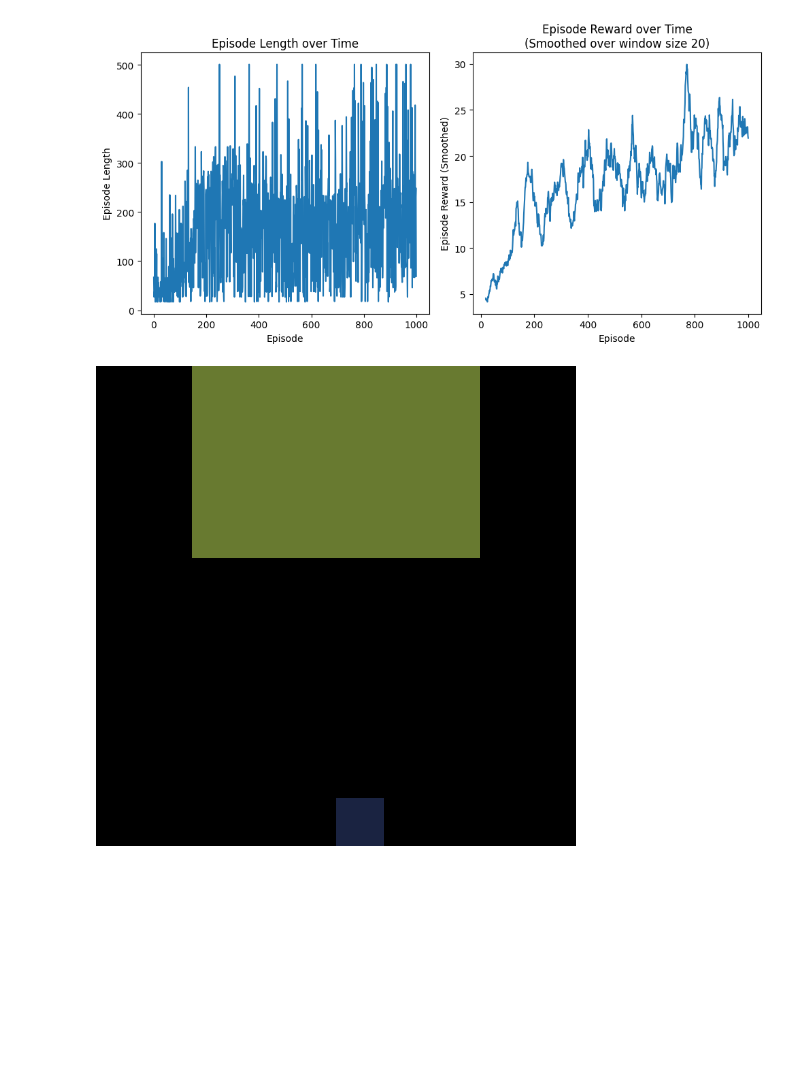
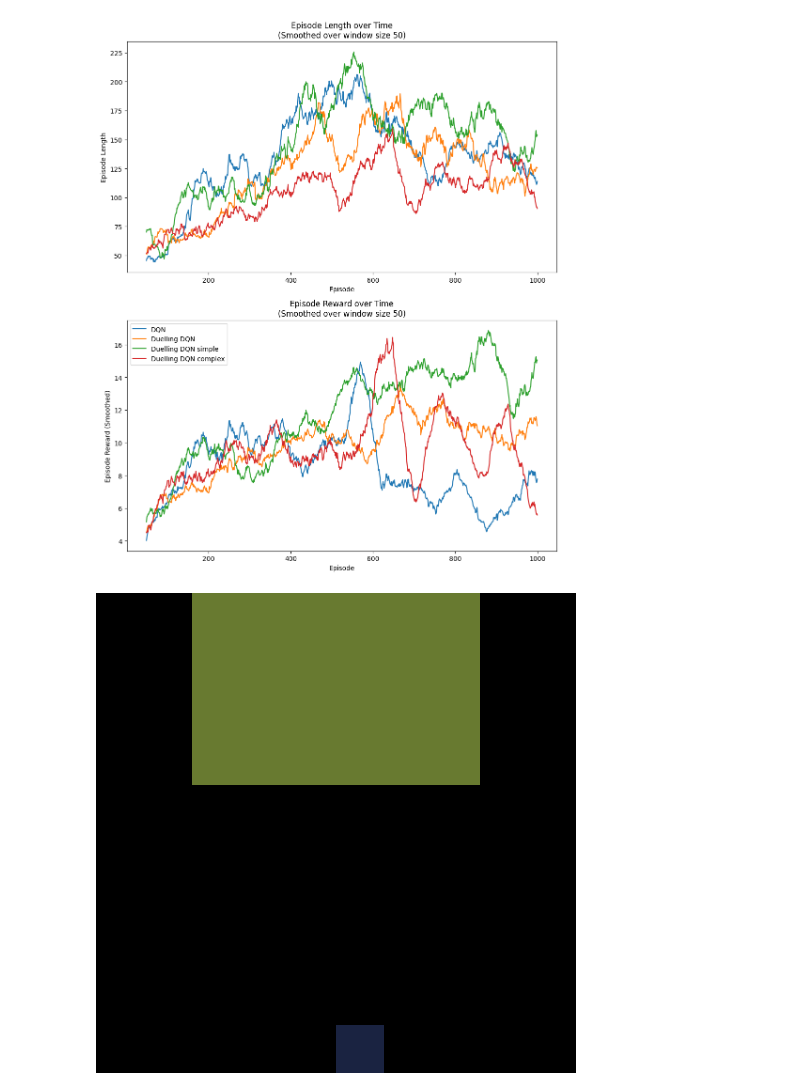
Before and after one commit to gulidamarta/snake_extending_dqn, a Jupyter notebook: duelling_dqn.ipynb, the cells around one changed output. Cells and saved outputs as stored; diff of their text form; code cells hidden in the pictures; blank space fills up the shorter version.

Commit message:
duelling tests

```diff
--- a/duelling_dqn.ipynb
+++ b/duelling_dqn.ipynb
@@ -96,17 +157,6 @@ def make_epsilon_greedy_policy(Q: nn.Module, num_actions: int):
     return policy_fn
 # %%
 def linear_epsilon_decay(eps_start: float, eps_end: float, current_timestep: int, duration: int) -> float:
-    """
-    Linear decay of epsilon.
-
-    :param eps_start: The initial epsilon value.
-    :param eps_end: The final epsilon value.
-    :param current_timestep: The current timestep.
-    :param duration: The duration of the schedule (in timesteps). So when schedule_duration == current_timestep, eps_end should be reached
-
-    :returns: The current epsilon.
-    """
-
     # TODO: your code
     ratio = min(1.0, current_timestep / duration)
     return (eps_start - eps_end) * (1 - ratio) + eps_end
@@ -194,4 +202,13 @@ def update_dqn(
     loss.backward()
     optimizer.step()
+# %%
+def polyak_update(
+    params: Iterable[torch.Tensor],
+    target_params: Iterable[torch.Tensor],
+    tau: float,
+) -> None:
+    for param, target_param in zip(params, target_params):
+        target_param.data.mul_(1 - tau)
+        target_param.data.add_(param.data * tau)
 # %%
 EpisodeStats = namedtuple("Stats", ["episode_lengths", "episode_rewards"])
@@ -368,24 +637,38 @@ Episode 1000 of 1000  Time Step: 167139  Epsilon: 0.050
 # %%
-smoothing_window=20
-fig, axes = plt.subplots(1, 2, figsize=(10, 5), tight_layout=True)
+smoothing_window=50
+fig, axes = plt.subplots(2, 1, figsize=(10, 12), tight_layout=True)
 
 # Plot the episode length over time
 ax = axes[0]
-ax.plot(stats.episode_lengths)
+lengths_smoothed_dqn = pd.Series(stats_dqn.episode_lengths).rolling(smoothing_window, min_periods=smoothing_window).mean()
+lengths_smoothed_duelling_dqn = pd.Series(stats_duelling_dqn.episode_lengths).rolling(smoothing_window, min_periods=smoothing_window).mean()
+lengths_smoothed_duelling_simple = pd.Series(stats_duelling_dqn_simple.episode_lengths).rolling(smoothing_window, min_periods=smoothing_window).mean()
+lengths_smoothed_duelling_complex = pd.Series(stats_duelling_dqn_complex.episode_lengths).rolling(smoothing_window, min_periods=smoothing_window).mean()
+ax.plot(lengths_smoothed_dqn)
+ax.plot(lengths_smoothed_duelling_dqn)
+ax.plot(lengths_smoothed_duelling_simple)
+ax.plot(lengths_smoothed_duelling_complex)
 ax.set_xlabel("Episode")
 ax.set_ylabel("Episode Length")
-ax.set_title("Episode Length over Time")
+ax.set_title(f"Episode Length over Time\n(Smoothed over window size {smoothing_window})")
 
 # Plot the episode reward over time
 ax = axes[1]
-rewards_smoothed = pd.Series(stats.episode_rewards).rolling(smoothing_window, min_periods=smoothing_window).mean()
-ax.plot(rewards_smoothed)
+rewards_smoothed_dqn = pd.Series(stats_dqn.episode_rewards).rolling(smoothing_window, min_periods=smoothing_window).mean()
+rewards_smoothed_duelling_dqn = pd.Series(stats_duelling_dqn.episode_rewards).rolling(smoothing_window, min_periods=smoothing_window).mean()
+rewards_smoothed_duelling_simple = pd.Series(stats_duelling_dqn_simple.episode_rewards).rolling(smoothing_window, min_periods=smoothing_window).mean()
+rewards_smoothed_duelling_complex = pd.Series(stats_duelling_dqn_complex.episode_rewards).rolling(smoothing_window, min_periods=smoothing_window).mean()
+ax.plot(rewards_smoothed_dqn, label="DQN")
+ax.plot(rewards_smoothed_duelling_dqn, label="Duelling DQN")
+ax.plot(rewards_smoothed_duelling_simple, label="Duelling DQN simple")
+ax.plot(rewards_smoothed_duelling_complex, label="Duelling DQN complex")
 ax.set_xlabel("Episode")
 ax.set_ylabel("Episode Reward (Smoothed)")
 ax.set_title(f"Episode Reward over Time\n(Smoothed over window size {smoothing_window})")
+plt.legend()
 plt.show()
 # %% [output]
-[figure, old version]
+[figure, new version]
 # %%
 from IPython.display import Image as IImage
 
```
Also changed, not shown: parts of 15 cells of this notebook, 3 other files.
